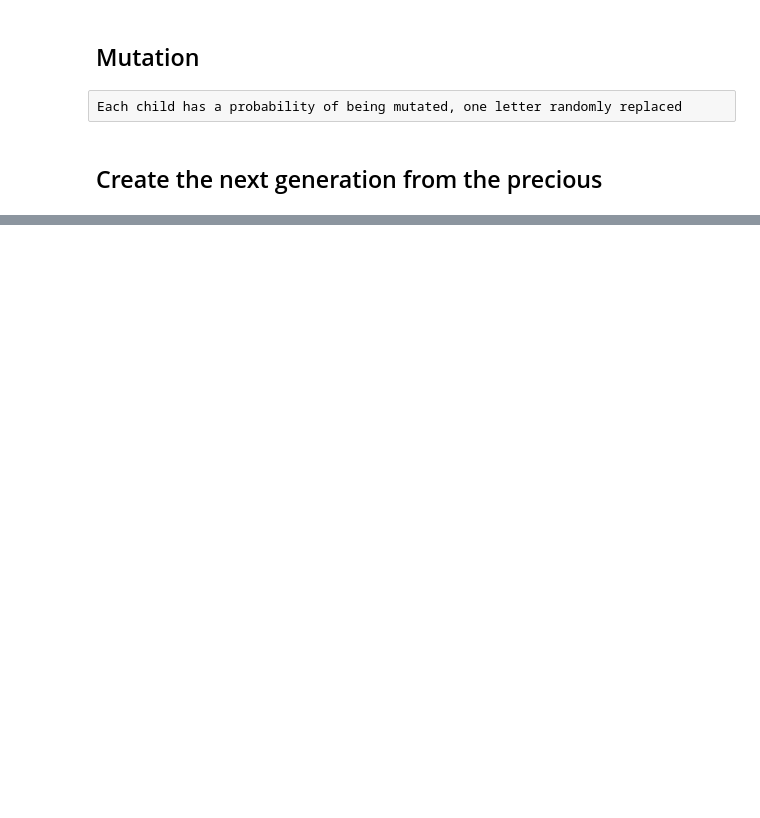
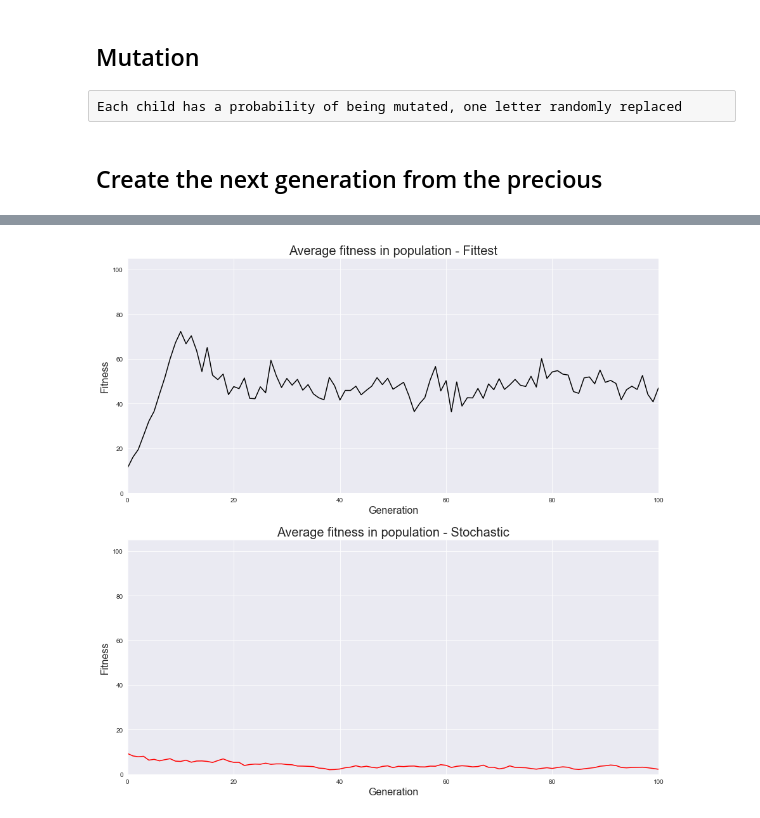
Before and after one commit to spiking/Genetic_Algorithms, a Jupyter notebook: Genetic_Algorithm.ipynb, the cells around one changed output, grey strips where cells are left out. Cells and saved outputs as stored; diff of their text form; code cells hidden in the pictures; blank space fills up the shorter version.

```diff
--- a/Genetic_Algorithm.ipynb
+++ b/Genetic_Algorithm.ipynb
@@ -198,0 +346,4 @@ solution: "ldamthunesen" de fitness: 83.33333333333333
+# %%
+evaluateAverage(historyFittest, historyStochastic, root, pop_size)
+# %% [output]
+[figure, added]
```
Also changed, not shown: parts of 48 cells of this notebook.
